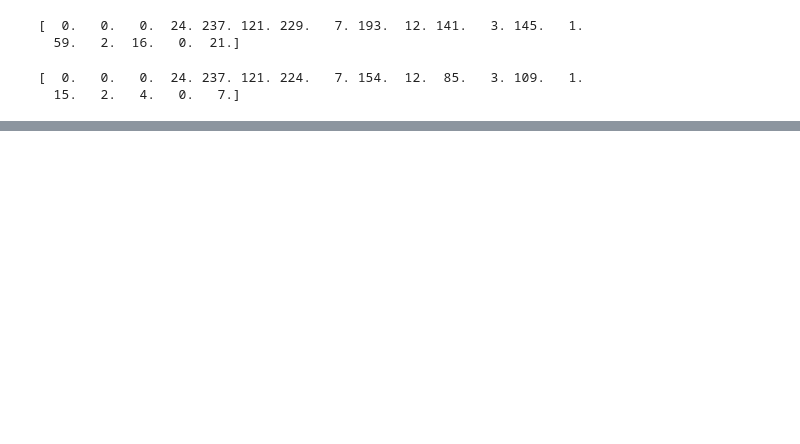
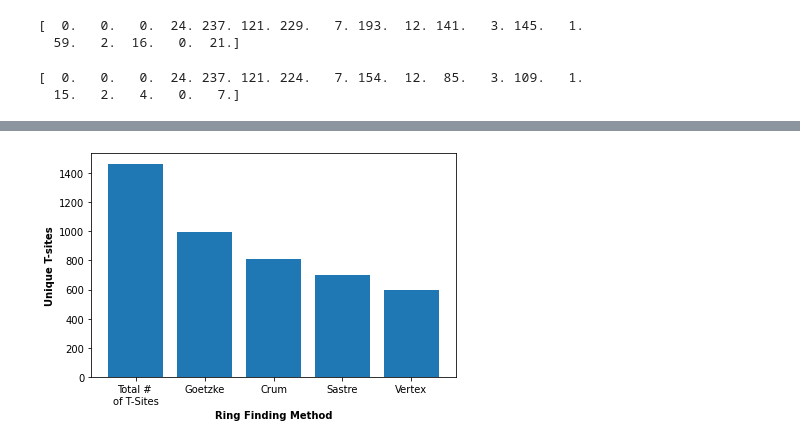
Before and after one commit to wfschneidergroup/zse_manuscript, a Jupyter notebook: results_code/ring_frequency_plots.ipynb, the cells around one changed output, grey strips where cells are left out. Cells and saved outputs as stored; diff of their text form; code cells hidden in the pictures; blank space fills up the shorter version.

Commit message:
added some new T site analysis

```diff
--- a/results_code/ring_frequency_plots.ipynb
+++ b/results_code/ring_frequency_plots.ipynb
@@ -116,0 +261,12 @@ plt.show()
+# %%
+counts = [1460,993,808,700,600]
+xax = [1,2,3,4,5]
+plt.bar(xax,counts)
+plt.xticks(np.arange(1,6),['Total # \nof T-Sites','Goetzke','Crum','Sastre','Vertex'])
+plt.xlabel('Ring Finding Method',weight='bold')
+plt.ylabel('Unique T-sites',weight='bold')
+plt.tight_layout()
+plt.savefig('../figures/completed-figures/unique-ts.pdf',dpi=300)
+plt.show()
+# %% [output]
+[figure, added]
```
Also changed, not shown: parts of 13 cells of this notebook, 7 other files.
